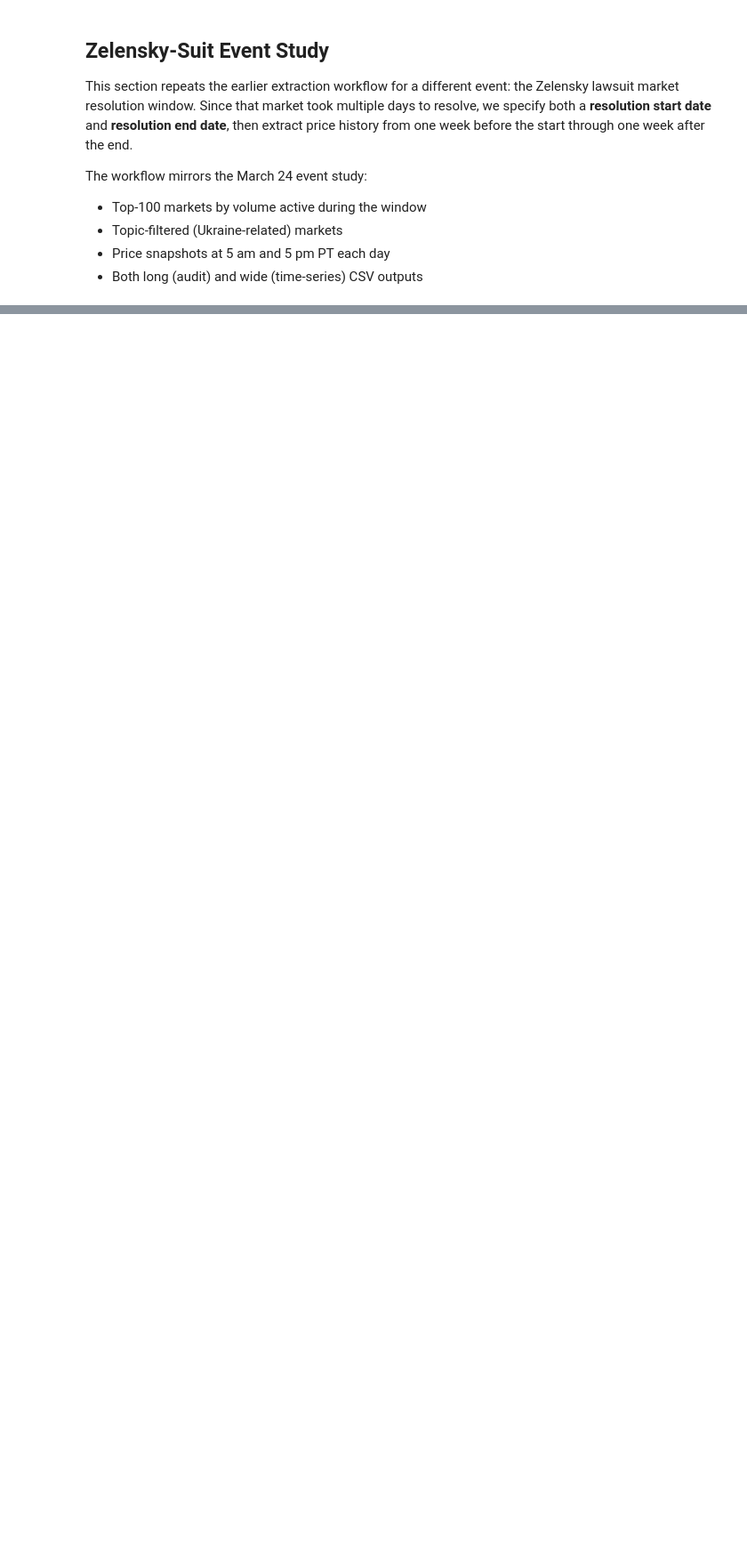
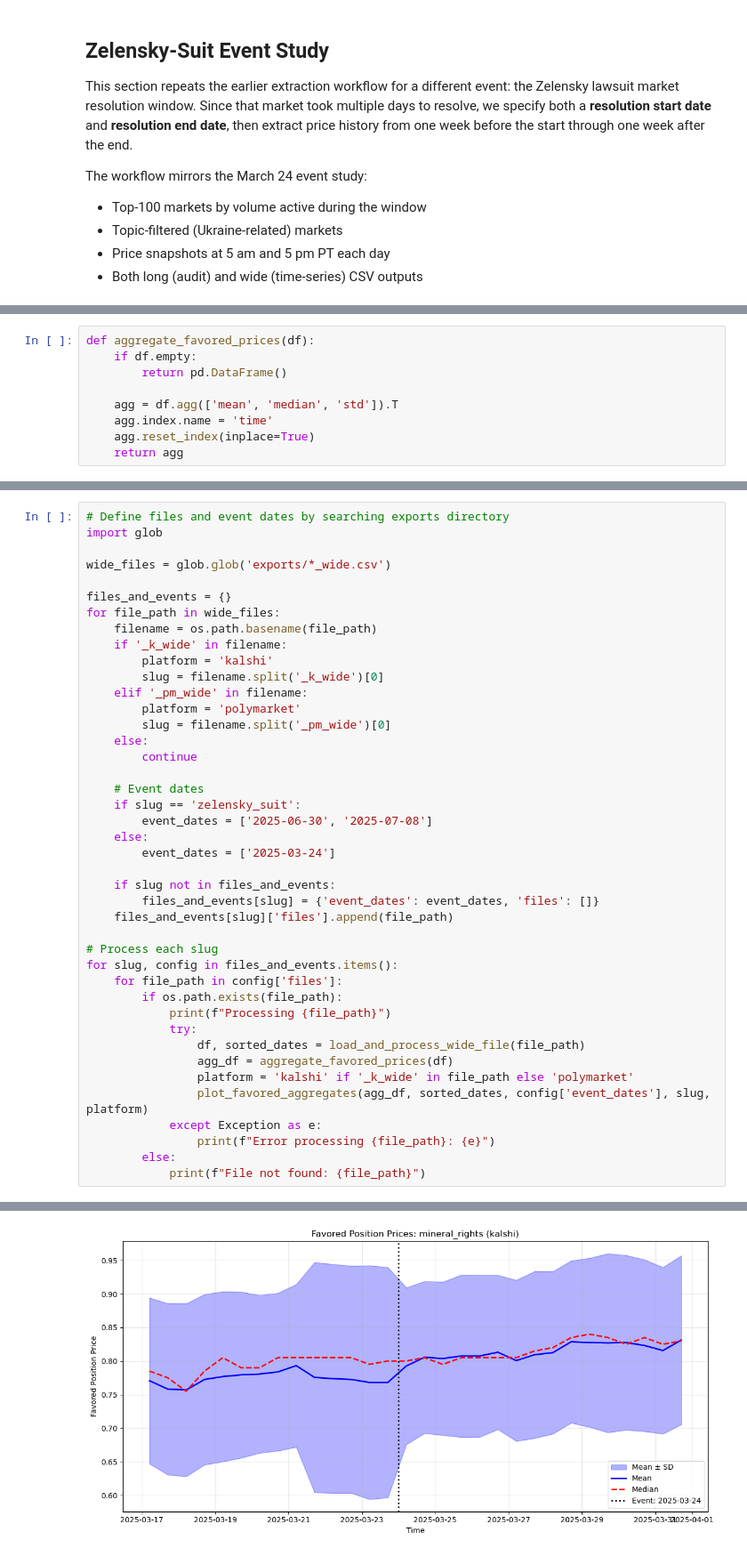
Before and after one commit to terrycheng-collab/prediction, a Jupyter notebook: data_source_explore.ipynb, the cells around one changed output, grey strips where cells are left out. Shown at 89% size. Drawn from its saved outputs; the diff is of its cells as text; blank space fills up the shorter version.

```diff
--- a/data_source_explore.ipynb
+++ b/data_source_explore.ipynb
@@ -1759,0 +279,9 @@ Polymarket wide      -> exports\polymarket_zelensky_suit_with_open_close_5am_5pm
+# %%
+def aggregate_favored_prices(df):
+    if df.empty:
+        return pd.DataFrame()
+
+    agg = df.agg(['mean', 'median', 'std']).T
+    agg.index.name = 'time'
+    agg.reset_index(inplace=True)
+    return agg
@@ -1759,0 +325,43 @@ Polymarket wide      -> exports\polymarket_zelensky_suit_with_open_close_5am_5pm
+# %%
+# Define files and event dates by searching exports directory
+import glob
+
+wide_files = glob.glob('exports/*_wide.csv')
+
+files_and_events = {}
+for file_path in wide_files:
+    filename = os.path.basename(file_path)
+    if '_k_wide' in filename:
+        platform = 'kalshi'
+        slug = filename.split('_k_wide')[0]
+    elif '_pm_wide' in filename:
+        platform = 'polymarket'
+        slug = filename.split('_pm_wide')[0]
+    else:
+        continue
+
+    # Event dates
+    if slug == 'zelensky_suit':
+        event_dates = ['2025-06-30', '2025-07-08']
+    else:
+        event_dates = ['2025-03-24']
+
+    if slug not in files_and_events:
+        files_and_events[slug] = {'event_dates': event_dates, 'files': []}
+    files_and_events[slug]['files'].append(file_path)
+
+# Process each slug
+for slug, config in files_and_events.items():
+    for file_path in config['files']:
+        if os.path.exists(file_path):
+            print(f"Processing {file_path}")
+            try:
+                df, sorted_dates = load_and_process_wide_file(file_path)
+                agg_df = aggregate_favored_prices(df)
+                platform = 'kalshi' if '_k_wide' in file_path else 'polymarket'
+                plot_favored_aggregates(agg_df, sorted_dates, config['event_dates'], slug, platform)
+            except Exception as e:
+                print(f"Error processing {file_path}: {e}")
+        else:
+            print(f"File not found: {file_path}")
+# %% [output]
@@ -1759,0 +369 @@ Polymarket wide      -> exports\polymarket_zelensky_suit_with_open_close_5am_5pm
+[figure, added]
```
Also changed, not shown: parts of 19 cells of this notebook, 33 other files.
